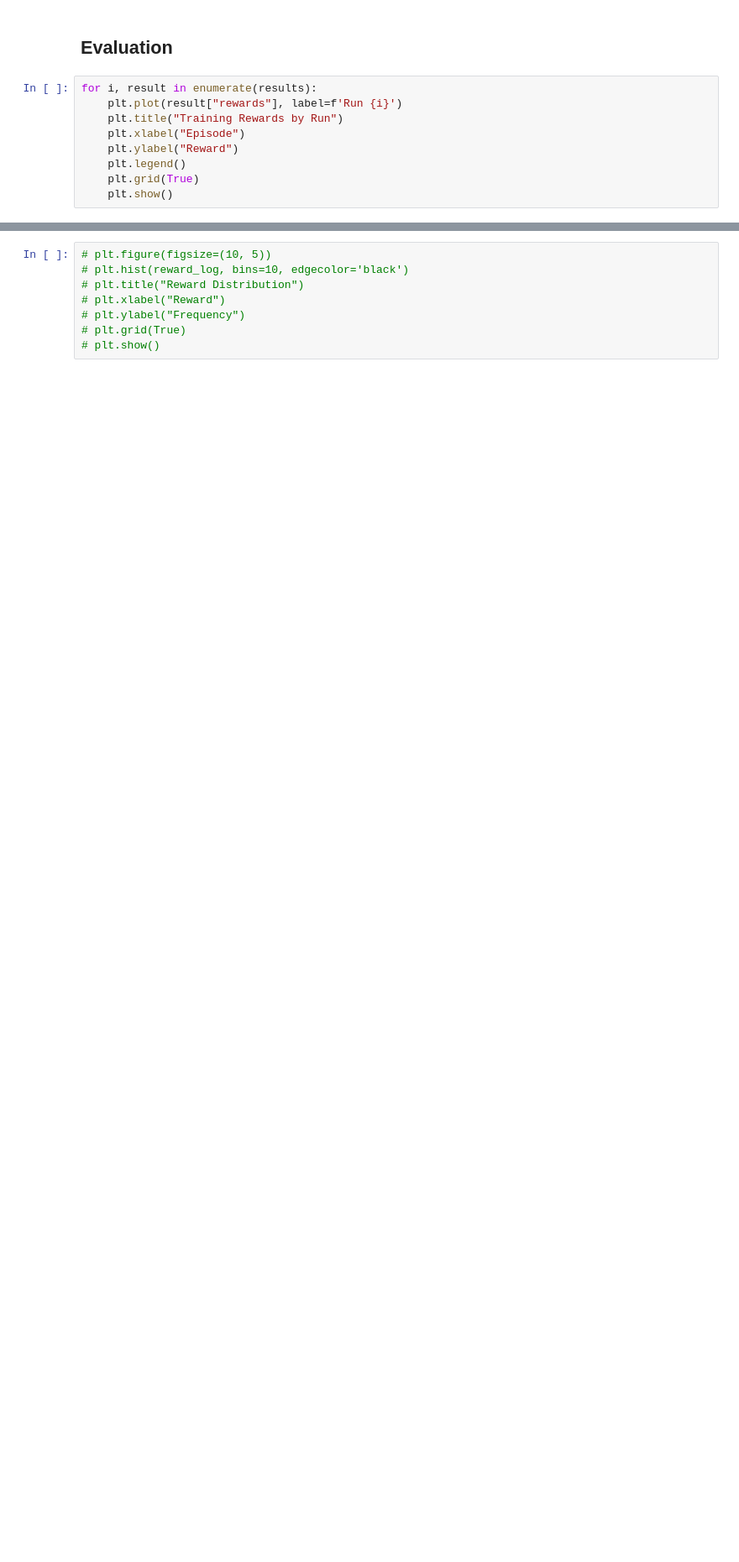
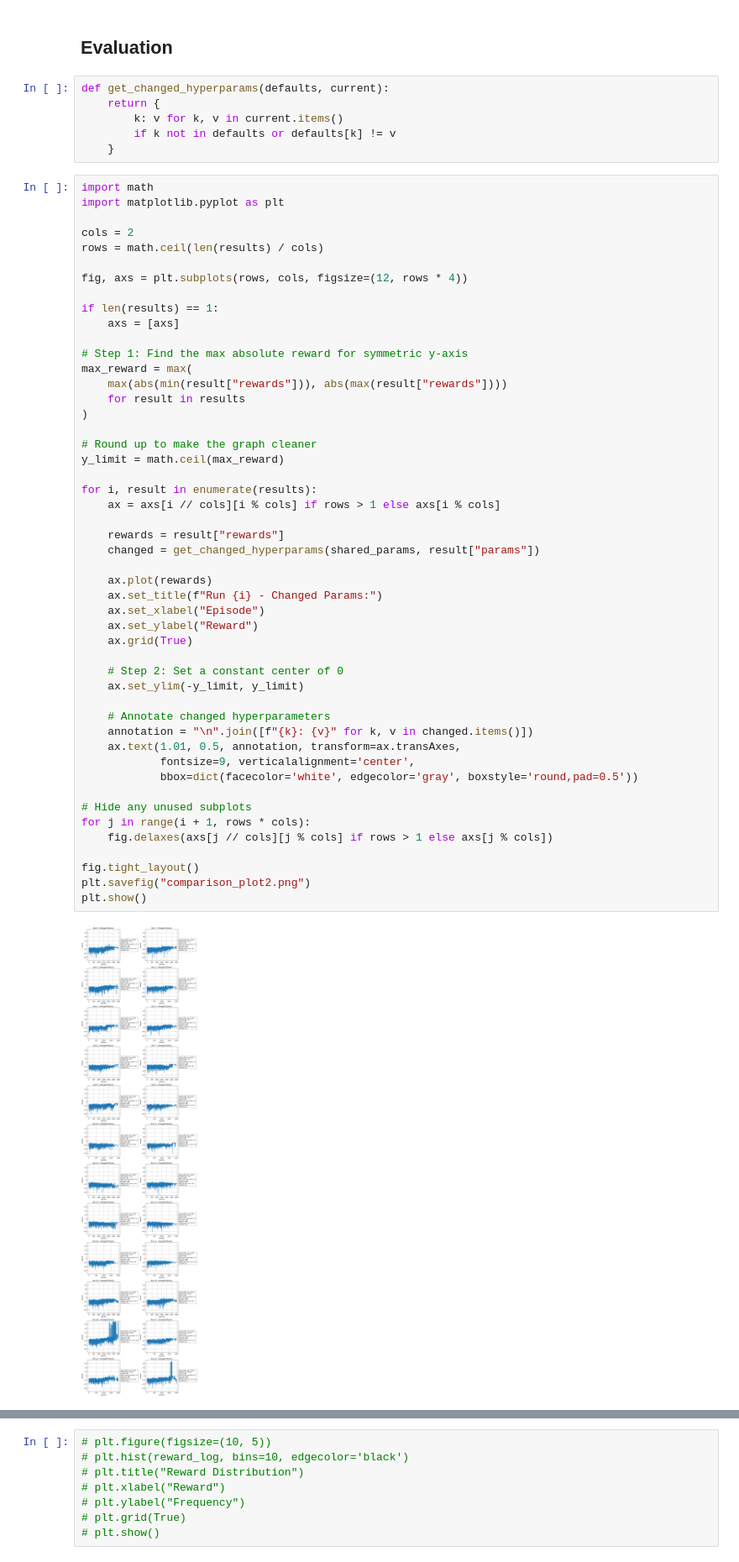
Before and after one commit to ArtLiathain/FYP, a Jupyter notebook: PythonMazeInteraction/DQNParams.ipynb, the cells around one changed output, grey strips where cells are left out. Shown at 84% size. Saved outputs shown, nothing was run; the diff lists cells and outputs as text; blank space fills up the shorter version.

```diff
--- a/PythonMazeInteraction/DQNParams.ipynb
+++ b/PythonMazeInteraction/DQNParams.ipynb
@@ -311,11 +269,59 @@ Episode 900 - Reward: -17.50, Epsilon: 0.010
 # %% [markdown]
  ## Evaluation
-# %%
-for i, result in enumerate(results):
-    plt.plot(result["rewards"], label=f'Run {i}')
-    plt.title("Training Rewards by Run")
-    plt.xlabel("Episode")
-    plt.ylabel("Reward")
-    plt.legend()
-    plt.grid(True)
-    plt.show()
+# %%
+def get_changed_hyperparams(defaults, current):
+    return {
+        k: v for k, v in current.items()
+        if k not in defaults or defaults[k] != v
+    }
+# %%
+import math
+import matplotlib.pyplot as plt
+
+cols = 2
+rows = math.ceil(len(results) / cols)
+
+fig, axs = plt.subplots(rows, cols, figsize=(12, rows * 4))
+
+if len(results) == 1:
+    axs = [axs]
+
+# Step 1: Find the max absolute reward for symmetric y-axis
+max_reward = max(
+    max(abs(min(result["rewards"])), abs(max(result["rewards"])))
+    for result in results
+)
+
+# Round up to make the graph cleaner
+y_limit = math.ceil(max_reward)
+
+for i, result in enumerate(results):
+    ax = axs[i // cols][i % cols] if rows > 1 else axs[i % cols]
+
+    rewards = result["rewards"]
+    changed = get_changed_hyperparams(shared_params, result["params"])
+
+    ax.plot(rewards)
+    ax.set_title(f"Run {i} - Changed Params:")
+    ax.set_xlabel("Episode")
+    ax.set_ylabel("Reward")
+    ax.grid(True)
+
+    # Step 2: Set a constant center of 0
+    ax.set_ylim(-y_limit, y_limit)
+
+    # Annotate changed hyperparameters
+    annotation = "\n".join([f"{k}: {v}" for k, v in changed.items()])
+    ax.text(1.01, 0.5, annotation, transform=ax.transAxes,
+            fontsize=9, verticalalignment='center',
+            bbox=dict(facecolor='white', edgecolor='gray', boxstyle='round,pad=0.5'))
+
+# Hide any unused subplots
+for j in range(i + 1, rows * cols):
+    fig.delaxes(axs[j // cols][j % cols] if rows > 1 else axs[j % cols])
+
+fig.tight_layout()
+plt.savefig("comparison_plot2.png")
+plt.show()
+# %% [output]
+[figure, added]
```
Also changed, not shown: parts of 8 cells of this notebook, 9 other files.
